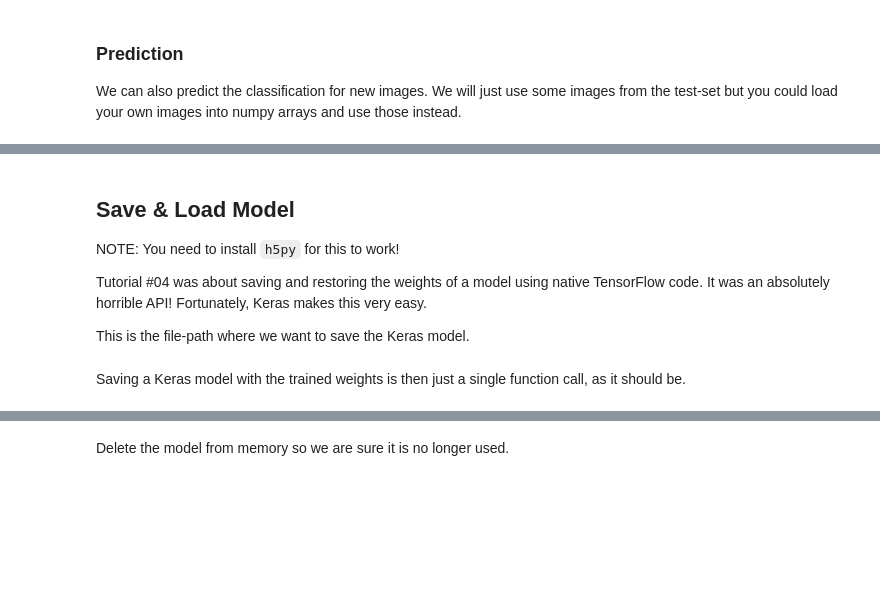
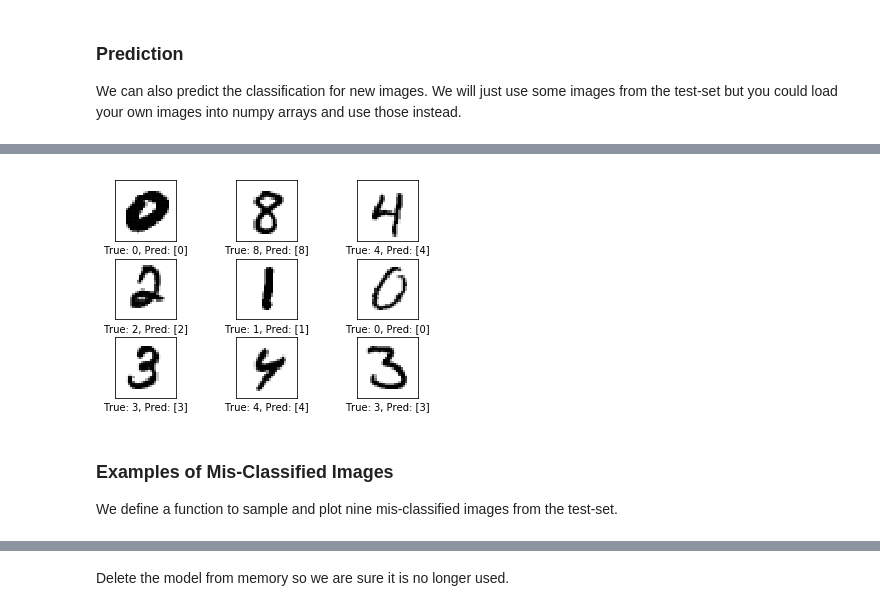
Before and after one commit to fantauzzi/Pytorch-Tutorials, a Jupyter notebook: 01_CNN_Sequential_and_Functional.ipynb, the cells around one changed output, grey strips where cells are left out. Cells and saved outputs as stored; diff of their text form; code cells hidden in the pictures; blank space fills up the shorter version.

```diff
--- a/01_CNN_Sequential_and_Functional.ipynb
+++ b/01_CNN_Sequential_and_Functional.ipynb
@@ -176,6 +159,14 @@ KeyboardInterrupt
 
 Functions for plotting examples of images from the dataset-set that along with their classification.
 # %%
+def array_from_variable(var):
+    return var.cpu().data.numpy()
+
+
+def array_from_tensor(tensor):
+    return tensor.cpu().numpy()
+
+
 def plot_classified_sample(dataset_loader, model):
     data_iter = iter(dataset_loader)
     images, labels = data_iter.next()
@@ -188,25 +179,3 @@ def plot_classified_sample(dataset_loader, model):
     predicted = pred_scores.data.max(1, keepdim=True)[1]
 
     plot_images(array_from_variable(images), cls_true=labels, cls_pred=array_from_tensor(predicted))
-
-
-def plot_misclassified_sample(dataset_loader, model):
-    data_iter = iter(dataset_loader)
-    misclassified, prediction, correct_cls = [], [], []
-    # Fetch enough samples from the dataset to collect at least 9 misclassified samples
-    for images, labels in data_iter:
-        if cuda:
-            images = images.cuda()
-        images = Variable(images, volatile=True)
-        pred_scores = model(images)
-        predicted = array_from_tensor(pred_scores.data.max(1, keepdim=True)[1]).squeeze()
-        incorrect = (predicted != labels.numpy())
-        misclassified.extend(array_from_variable(images)[incorrect])
-        prediction.extend(predicted[incorrect])
-        correct_cls.extend(labels.numpy()[incorrect])
-        if len(misclassified) >= 9:
-            break
-
-    plot_images(images=misclassified[0:9],
-            cls_true=correct_cls[0:9],
-            cls_pred=prediction[0:9])
@@ -523,8 +343,0 @@ plot_example_errors(cls_pred)
-# %% [markdown]
-## Save & Load Model
-
-NOTE: You need to install `h5py` for this to work!
-
-Tutorial #04 was about saving and restoring the weights of a model using native TensorFlow code. It was an absolutely horrible API! Fortunately, Keras makes this very easy.
-
-This is the file-path where we want to save the Keras model.
@@ -533,2 +343,0 @@ path_model = 'model.keras'
-# %% [markdown]
-Saving a Keras model with the trained weights is then just a single function call, as it should be.
@@ -536,0 +344,8 @@ model2.save(path_model)
+# %%
+plot_classified_sample(test_loader, sequential_model)
+# %% [output]
+[figure, added]
+# %% [markdown]
+### Examples of Mis-Classified Images
+
+We define a function to sample and plot nine mis-classified images from the test-set.
```
Also changed, not shown: parts of 83 cells of this notebook, 1 other file.
